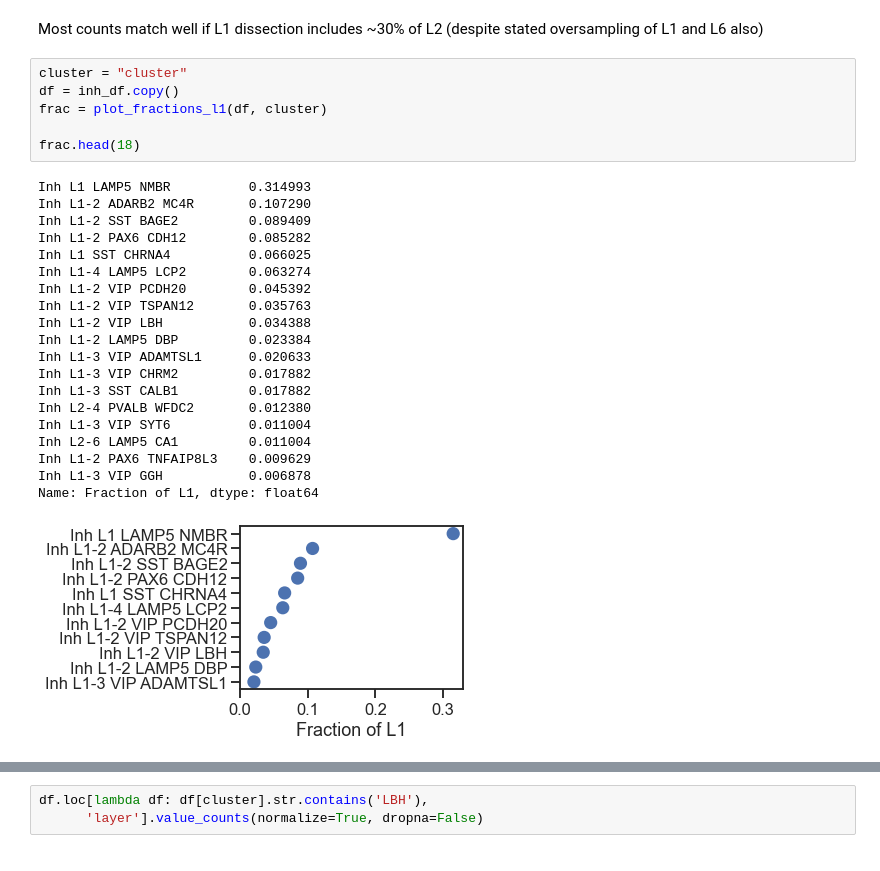
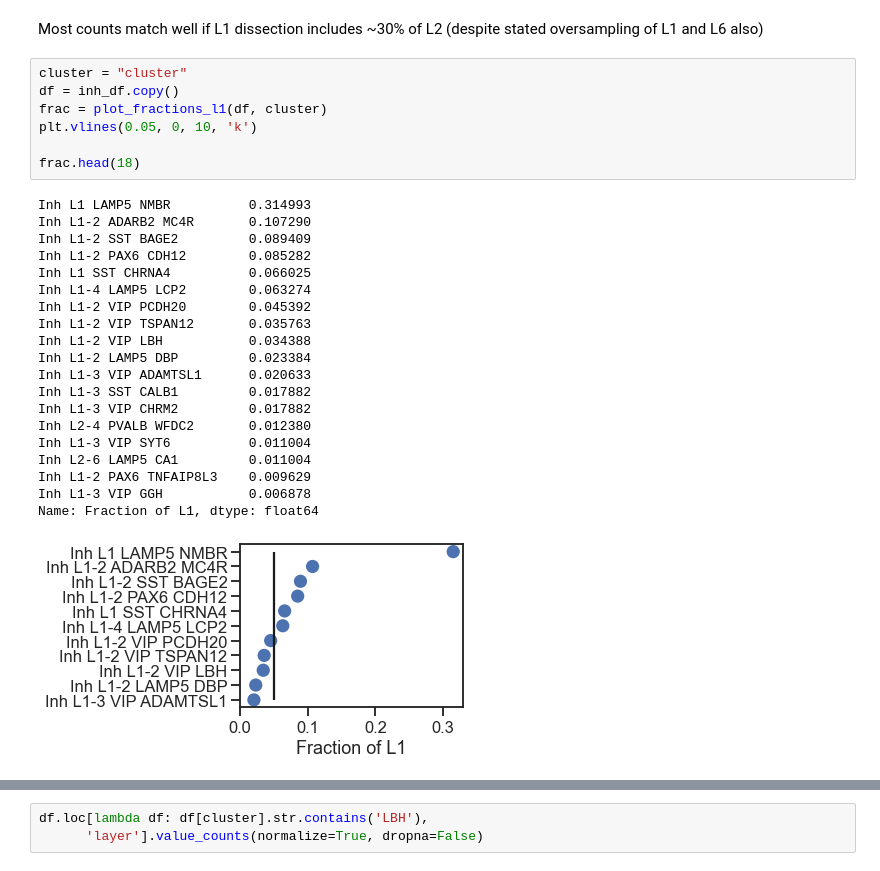
Before and after one commit to AllenInstitute/patchseq_human_L1, a Jupyter notebook: notebooks/l1_proportions.ipynb, the cells around one changed output, grey strips where cells are left out. Drawn from its saved outputs; the diff is of its cells as text.

```diff
--- a/notebooks/l1_proportions.ipynb
+++ b/notebooks/l1_proportions.ipynb
@@ -111,28 +111,29 @@ Most counts match well if L1 dissection includes ~30% of L2 (despite stated over
 # %%
 cluster = "cluster"
 df = inh_df.copy()
 frac = plot_fractions_l1(df, cluster)
+plt.vlines(0.05, 0, 10, 'k')
 
 frac.head(18)
 # %% [output]
 Inh L1 LAMP5 NMBR          0.314993
 Inh L1-2 ADARB2 MC4R       0.107290
 Inh L1-2 SST BAGE2         0.089409
 Inh L1-2 PAX6 CDH12        0.085282
 Inh L1 SST CHRNA4          0.066025
 Inh L1-4 LAMP5 LCP2        0.063274
 Inh L1-2 VIP PCDH20        0.045392
 Inh L1-2 VIP TSPAN12       0.035763
 Inh L1-2 VIP LBH           0.034388
 Inh L1-2 LAMP5 DBP         0.023384
 Inh L1-3 VIP ADAMTSL1      0.020633
+Inh L1-3 SST CALB1         0.017882
 Inh L1-3 VIP CHRM2         0.017882
-Inh L1-3 SST CALB1         0.017882
 Inh L2-4 PVALB WFDC2       0.012380
 Inh L1-3 VIP SYT6          0.011004
 Inh L2-6 LAMP5 CA1         0.011004
 Inh L1-2 PAX6 TNFAIP8L3    0.009629
 Inh L1-3 VIP GGH           0.006878
 Name: Fraction of L1, dtype: float64
-[figure, old version]
+[figure, new version]
 # %%
```
Also changed, not shown: parts of 2 cells of this notebook, 19 other files.
